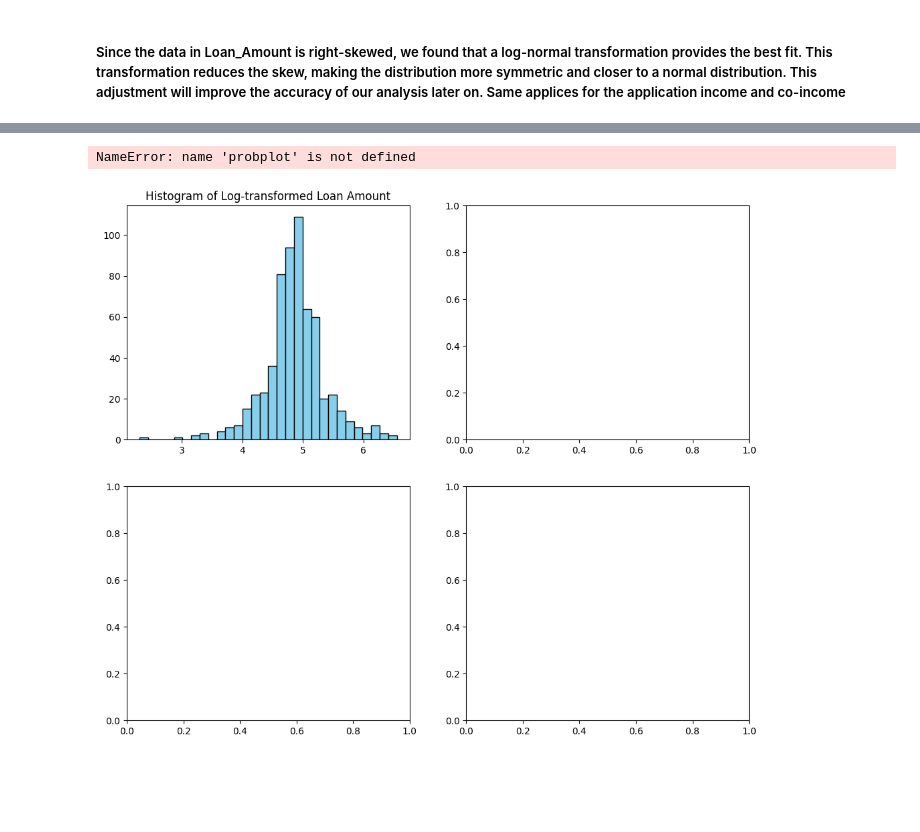
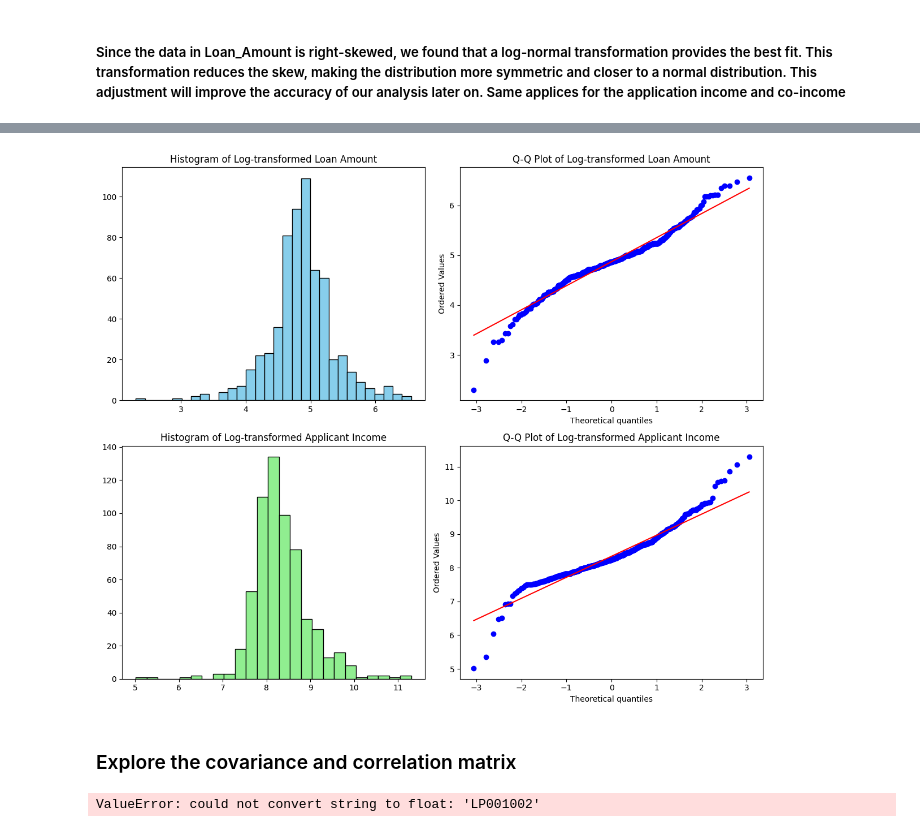
Before and after one commit to JHJORE/data_science_final_project, a Jupyter notebook: data_analsys.ipynb, the cells around one changed output, grey strips where cells are left out. Saved outputs shown, nothing was run; the diff lists cells and outputs as text; code cells hidden in the pictures; blank space fills up the shorter version.

Commit message:
cov matrix

```diff
--- a/data_analsys.ipynb
+++ b/data_analsys.ipynb
@@ -261,22 +273,37 @@ df.head()
 # %%
 fig, axs = plt.subplots(2, 2, figsize=(12, 10))
 
 # Loan Amount Log-transformed
 axs[0, 0].hist(df['Log_Amount_Log'], bins=30, color='skyblue', edgecolor='black')
 axs[0, 0].set_title("Histogram of Log-transformed Loan Amount")
 
 probplot(df['Log_Amount_Log'], dist="norm", plot=axs[0, 1])
 axs[0, 1].set_title("Q-Q Plot of Log-transformed Loan Amount")
 
 # Applicant Income Log-transformed
-axs[1, 0].hist(df['Log_Applicant_Income'], bins=30, color='lightgreen', edgecolor='black')
+axs[1, 0].hist(df['Log_Applicant_Income'], bins=25, color='lightgreen', edgecolor='black')
 axs[1, 0].set_title("Histogram of Log-transformed Applicant Income")
 
 probplot(df['Log_Applicant_Income'], dist="norm", plot=axs[1, 1])
 axs[1, 1].set_title("Q-Q Plot of Log-transformed Applicant Income")
 
 plt.tight_layout()
 plt.show()
 # %% [output]
-NameError: name 'probplot' is not defined
-[figure, old version]
+[figure, new version]
+# %% [markdown]
+<h3>
+Explore the covariance and correlation matrix
+<h/3>
+# %%
+# Calculate the correlation matrix
+correlation_matrix = df.corr()
+
+# Plot the correlation matrix for a clearer view
+
+plt.figure(figsize=(10, 8))
+sns.heatmap(correlation_matrix, annot=True, cmap="coolwarm", fmt=".2f")
+plt.title("Correlation Matrix")
+plt.show()
+# %% [output]
+ValueError: could not convert string to float: 'LP001002'
```
Also changed, not shown: parts of 4 cells of this notebook.
